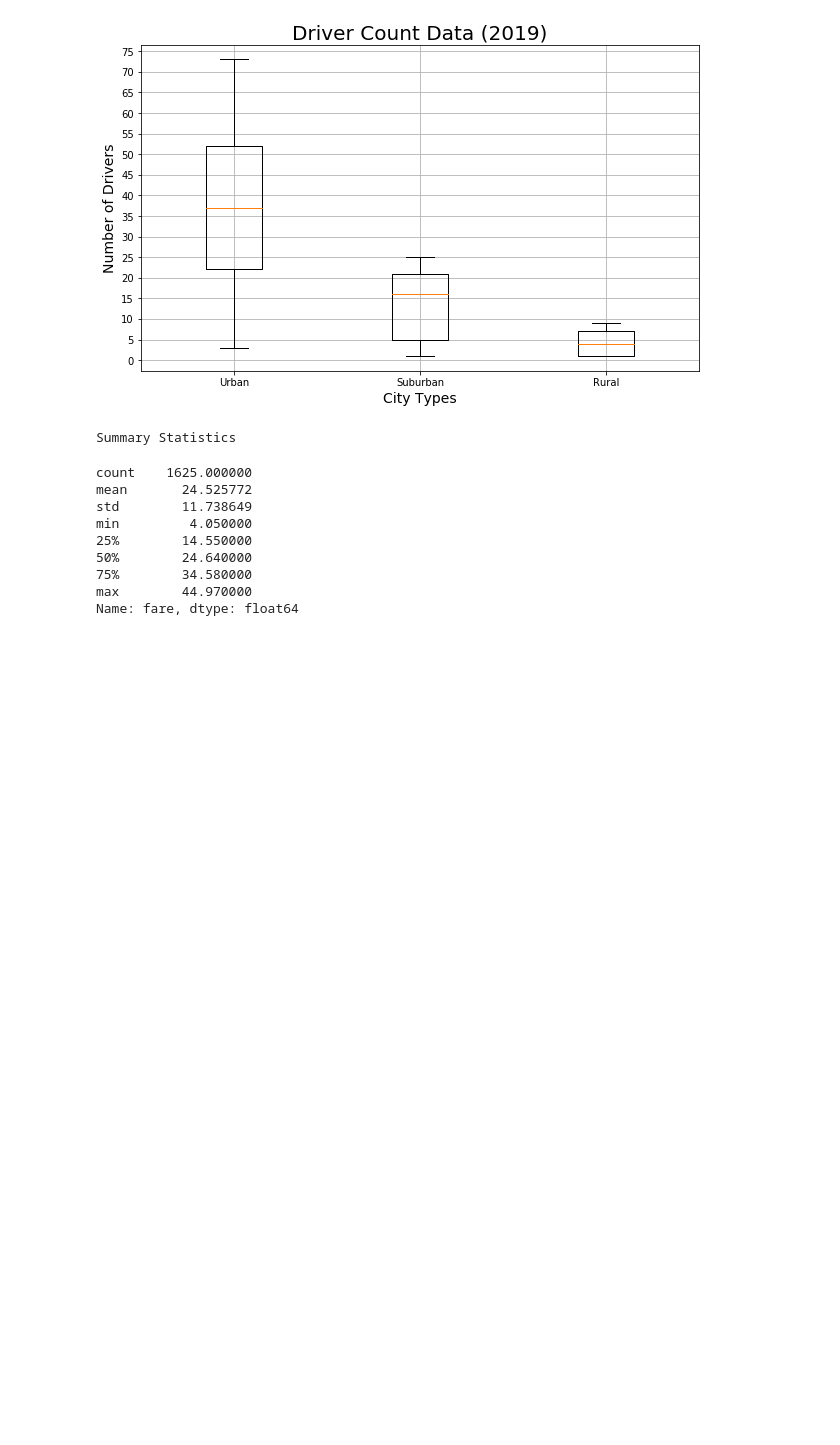
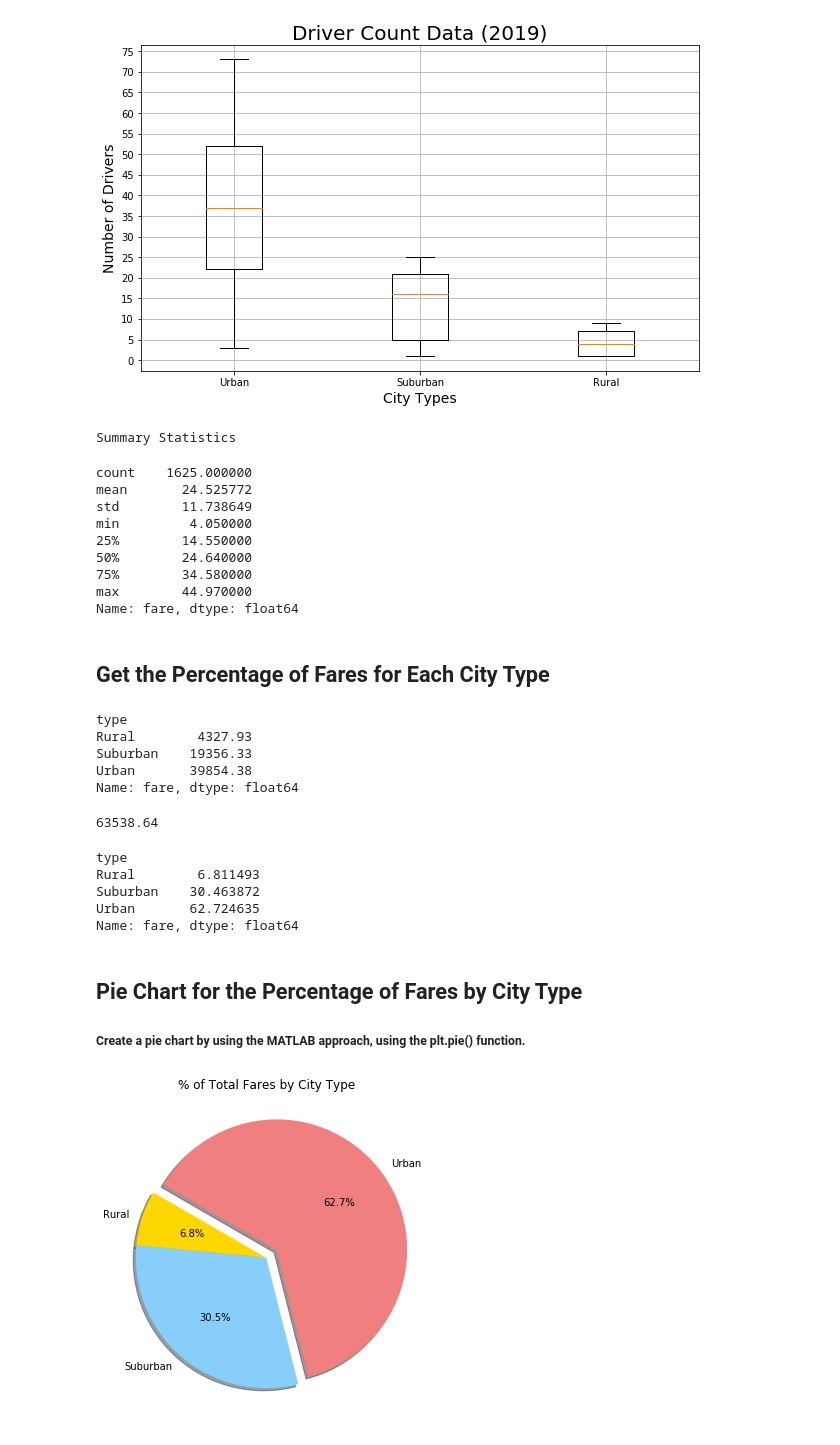
Before and after one commit to aodoming/PyBer_Analysis, a Jupyter notebook: PyBer.ipynb, the cells around one changed output. Drawn from its saved outputs; the diff is of its cells as text; code cells hidden in the pictures; blank space fills up the shorter version.

Commit message:
Adding Pie Chart for the Percentages of the Data.

```diff
--- a/PyBer.ipynb
+++ b/PyBer.ipynb
@@ -935,3 +935,66 @@ min         4.050000
 75%        34.580000
 max        44.970000
 Name: fare, dtype: float64
+# %% [markdown]
+
+## Get the Percentage of Fares for Each City Type
+# %%
+# To get the total fares for city type, we need to create a Series where the index is the type of city on the pyber_data_df DF
+# and the column is the sum of the fares for city type.
+# To create a Data Series with one of the columns in a DataFrame, we can use the groupby() function
+# and add the column inside the parentheses.
+
+# Get the sum of the $fares for each city type, to get the Series with the total num of fares/each city.
+
+sum_fares_by_type = pyber_data_df.groupby(["type"]).sum()["fare"]
+sum_fares_by_type
+# %% [output]
+type
+Rural        4327.93
+Suburban    19356.33
+Urban       39854.38
+Name: fare, dtype: float64
+# %%
+# Get the sum of All the fares in all cities.
+total_fares = pyber_data_df["fare"].sum()
+total_fares
+# %% [output]
+63538.64
+# %%
+# Calculate the percentage of fare for each city type.
+type_percents = 100 * sum_fares_by_type / total_fares
+type_percents
+# %% [output]
+type
+Rural        6.811493
+Suburban    30.463872
+Urban       62.724635
+Name: fare, dtype: float64
+# %% [markdown]
+
+## Pie Chart for the Percentage of Fares by City Type
+
+
+##### Create a pie chart by using the MATLAB approach, using the plt.pie() function.
+# %%
+# Import mpl to change the plot configurations using rcParams.
+
+import matplotlib as mpl
+
+# Build Pie Chart
+plt.subplots(figsize=(10, 6))
+plt.pie(type_percents,
+    labels=["Rural", "Suburban", "Urban"],
+    colors=["gold", "lightskyblue", "lightcoral"],
+    explode=[0, 0, 0.1],
+    autopct='%1.1f%%',
+    shadow=True, startangle=150)
+plt.title("% of Total Fares by City Type")
+# Change the default font size from 10 to 14.
+mpl.rcParams['font.size'] = 14
+# Save Figure
+plt.savefig("Analysis/Fig5.png")
+# Show Figure
+plt.show()
+# %% [output]
+[figure, added]
```
